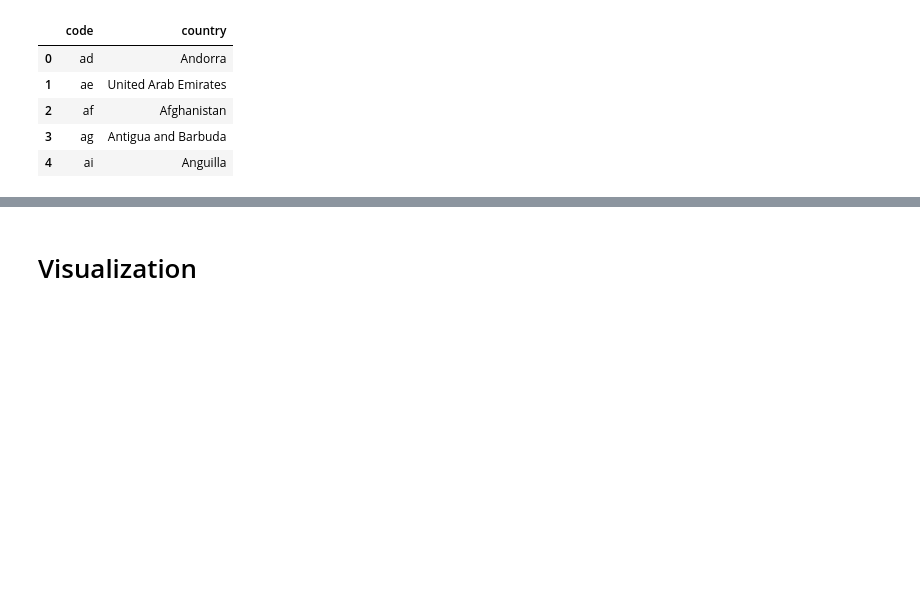
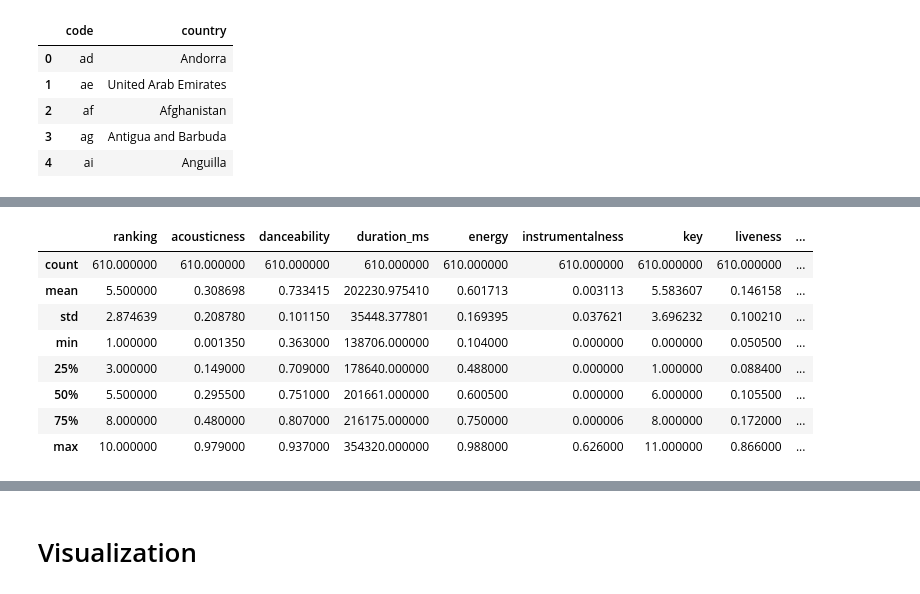
Before and after one commit to Rimab55/spotify_eda, a Jupyter notebook: project1_spotify.ipynb, the cells around one changed output, grey strips where cells are left out. Drawn from its saved outputs; the diff is of its cells as text; code cells hidden in the pictures; blank space fills up the shorter version.

```diff
--- a/project1_spotify.ipynb
+++ b/project1_spotify.ipynb
@@ -219,0 +221,12 @@ merged_top10_feat.head()
+# %%
+merged_top10_feat.describe()
+# %% [output]
+|  | ranking | acousticness | danceability | duration_ms | energy | instrumentalness | key | liveness | ... |
+| count | 610.000000 | 610.000000 | 610.000000 | 610.000000 | 610.000000 | 610.000000 | 610.000000 | 610.000000 | ... |
+| mean | 5.500000 | 0.308698 | 0.733415 | 202230.975410 | 0.601713 | 0.003113 | 5.583607 | 0.146158 | ... |
+| std | 2.874639 | 0.208780 | 0.101150 | 35448.377801 | 0.169395 | 0.037621 | 3.696232 | 0.100210 | ... |
+| min | 1.000000 | 0.001350 | 0.363000 | 138706.000000 | 0.104000 | 0.000000 | 0.000000 | 0.050500 | ... |
+| 25% | 3.000000 | 0.149000 | 0.709000 | 178640.000000 | 0.488000 | 0.000000 | 1.000000 | 0.088400 | ... |
+| 50% | 5.500000 | 0.295500 | 0.751000 | 201661.000000 | 0.600500 | 0.000000 | 6.000000 | 0.105500 | ... |
+| 75% | 8.000000 | 0.480000 | 0.807000 | 216175.000000 | 0.750000 | 0.000006 | 8.000000 | 0.172000 | ... |
+| max | 10.000000 | 0.979000 | 0.937000 | 354320.000000 | 0.988000 | 0.626000 | 11.000000 | 0.866000 | ... |
```
Also changed, not shown: parts of 11 cells of this notebook.
